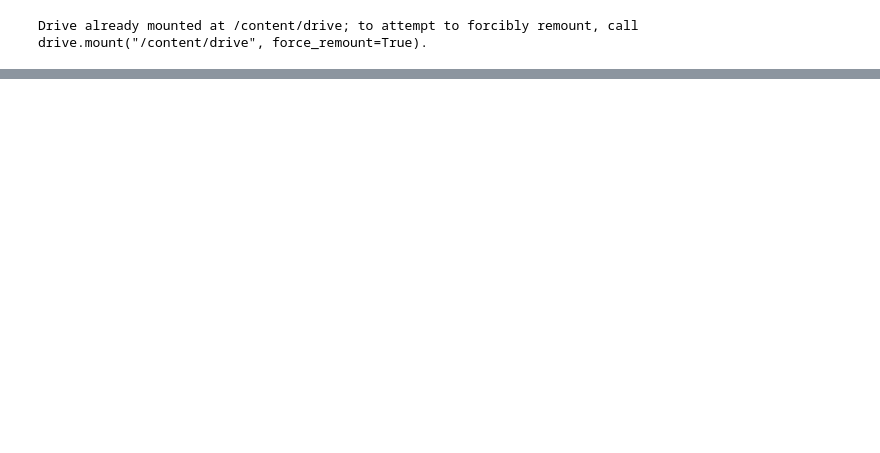
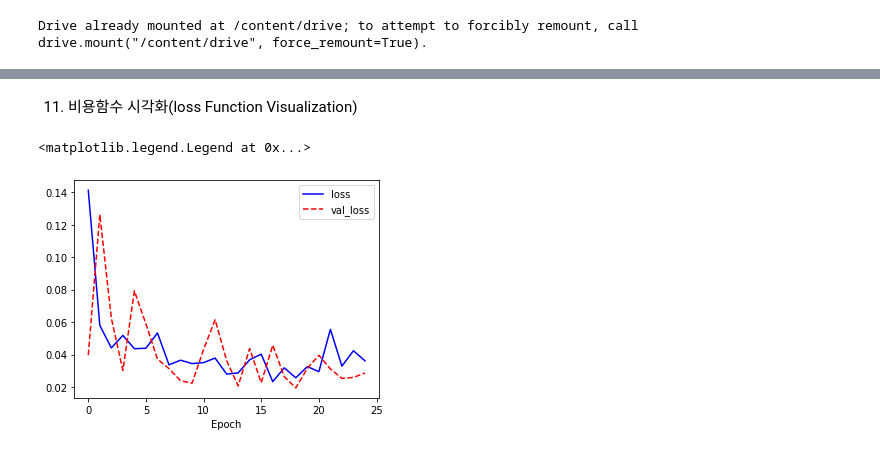
Before and after one commit to LEESUAJE1978/deeplearning_sejong, a Jupyter notebook: ex04_Logistic_Regression.ipynb, the cells around one changed output, grey strips where cells are left out. Drawn from its saved outputs; the diff is of its cells as text; code cells hidden in the pictures; blank space fills up the shorter version.

```diff
--- a/ex04_Logistic_Regression.ipynb
+++ b/ex04_Logistic_Regression.ipynb
@@ -116,0 +303,5 @@ with tf.Session() as sess:
+# %%
+wine_shuffle = wine_norm.sample(frac=1)
+print(wine_shuffle.head())
+wine_np = wine_shuffle.to_numpy()
+print(wine_np[:5])
@@ -116,0 +328,3 @@ with tf.Session() as sess:
+# %%
+train_idx = int(len(wine_np) * 0.8)
+train_X, train_Y = wine_np[:train_idx, :-1], wine_np[:train_idx, -1]
@@ -116,0 +346,12 @@ with tf.Session() as sess:
+# %%
+model = tf.keras.Sequential([
+                             tf.keras.layers.Dense(units = 48, activation='relu', input_shape=(12,)),
+                             tf.keras.layers.Dense(units=24, activation='relu'),
+                             tf.keras.layers.Dense(units = 12, activation='relu'),
+                             tf.keras.layers.Dense(units =2, activation='sigmoid')
+
+])
+
+model.compile(optimizer= tf.keras.optimizers.Adam(lr = 0.07),
+             loss = 'sparse_categorical_crossentropy', metrics = ['accuracy'])
+model.summary()
@@ -116,0 +377,2 @@ with tf.Session() as sess:
+# %%
+history = model.fit(train_X, train_Y, epochs = 25, batch_size = 32, validation_split = 0.25)
@@ -116,0 +397,12 @@ with tf.Session() as sess:
+# %% [markdown]
+11. 비용함수 시각화(loss Function Visualization)
+# %%
+plt.figure(figsize=(12,4))
+plt.subplot(1,2,1)
+plt.plot(history.history['loss'], 'b-', label = 'loss')
+plt.plot(history.history['val_loss'], 'r--', label = 'val_loss')
+plt.xlabel('Epoch')
+plt.legend()
+# %% [output]
+<matplotlib.legend.Legend at 0x...>
+[figure, added]
```
Also changed, not shown: parts of 70 cells of this notebook.
